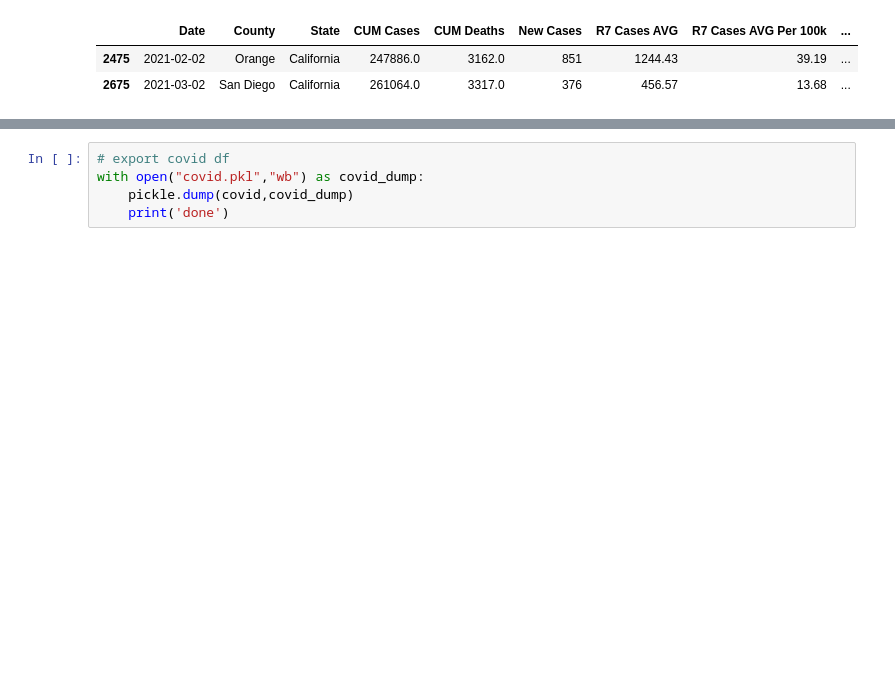
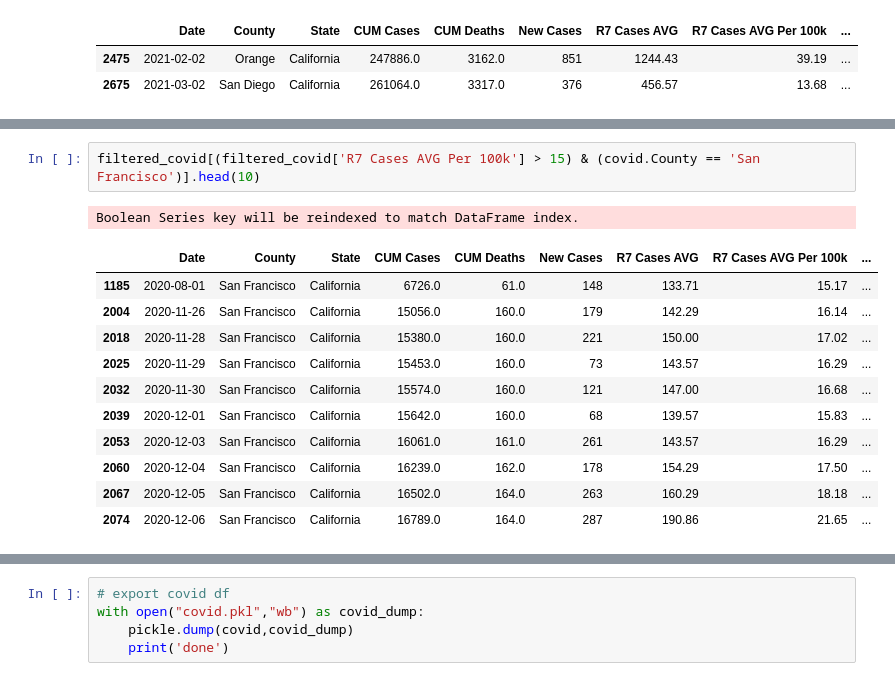
Before and after one commit to adityahpatel/SIADS691-Covid-Real-Estate, a Jupyter notebook: EDA_4_report.ipynb, the cells around one changed output, grey strips where cells are left out. Saved outputs shown, nothing was run; the diff lists cells and outputs as text; blank space fills up the shorter version.

```diff
--- a/EDA_4_report.ipynb
+++ b/EDA_4_report.ipynb
@@ -184,0 +267,15 @@ covid.sample(2)
+# %%
+filtered_covid[(filtered_covid['R7 Cases AVG Per 100k'] > 15) & (covid.County == 'San Francisco')].head(10)
+# %% [output]
+Boolean Series key will be reindexed to match DataFrame index.
+|  | Date | County | State | CUM Cases | CUM Deaths | New Cases | R7 Cases AVG | R7 Cases AVG Per 100k | ... |
+| 1185 | 2020-08-01 | San Francisco | California | 6726.0 | 61.0 | 148 | 133.71 | 15.17 | ... |
+| 2004 | 2020-11-26 | San Francisco | California | 15056.0 | 160.0 | 179 | 142.29 | 16.14 | ... |
+| 2018 | 2020-11-28 | San Francisco | California | 15380.0 | 160.0 | 221 | 150.00 | 17.02 | ... |
+| 2025 | 2020-11-29 | San Francisco | California | 15453.0 | 160.0 | 73 | 143.57 | 16.29 | ... |
+| 2032 | 2020-11-30 | San Francisco | California | 15574.0 | 160.0 | 121 | 147.00 | 16.68 | ... |
+| 2039 | 2020-12-01 | San Francisco | California | 15642.0 | 160.0 | 68 | 139.57 | 15.83 | ... |
+| 2053 | 2020-12-03 | San Francisco | California | 16061.0 | 161.0 | 261 | 143.57 | 16.29 | ... |
+| 2060 | 2020-12-04 | San Francisco | California | 16239.0 | 162.0 | 178 | 154.29 | 17.50 | ... |
+| 2067 | 2020-12-05 | San Francisco | California | 16502.0 | 164.0 | 263 | 160.29 | 18.18 | ... |
+| 2074 | 2020-12-06 | San Francisco | California | 16789.0 | 164.0 | 287 | 190.86 | 21.65 | ... |
```
Also changed, not shown: parts of 18 cells of this notebook, 8 other files.
